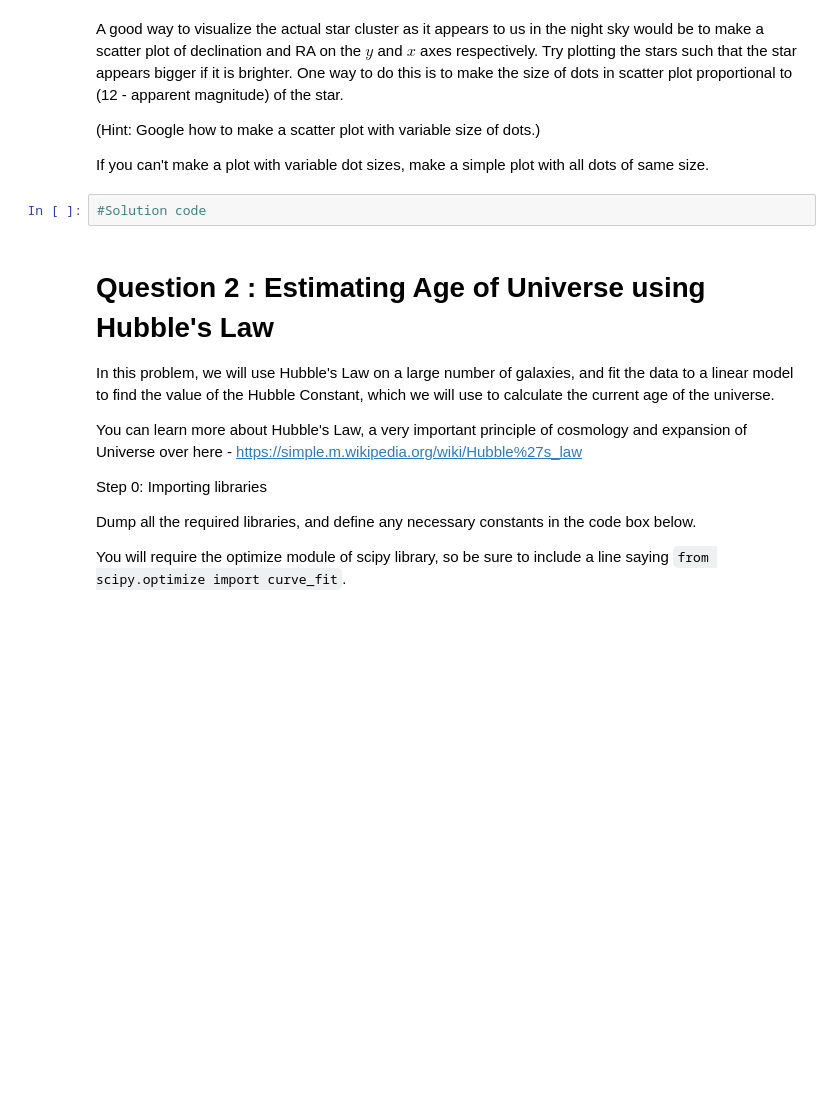
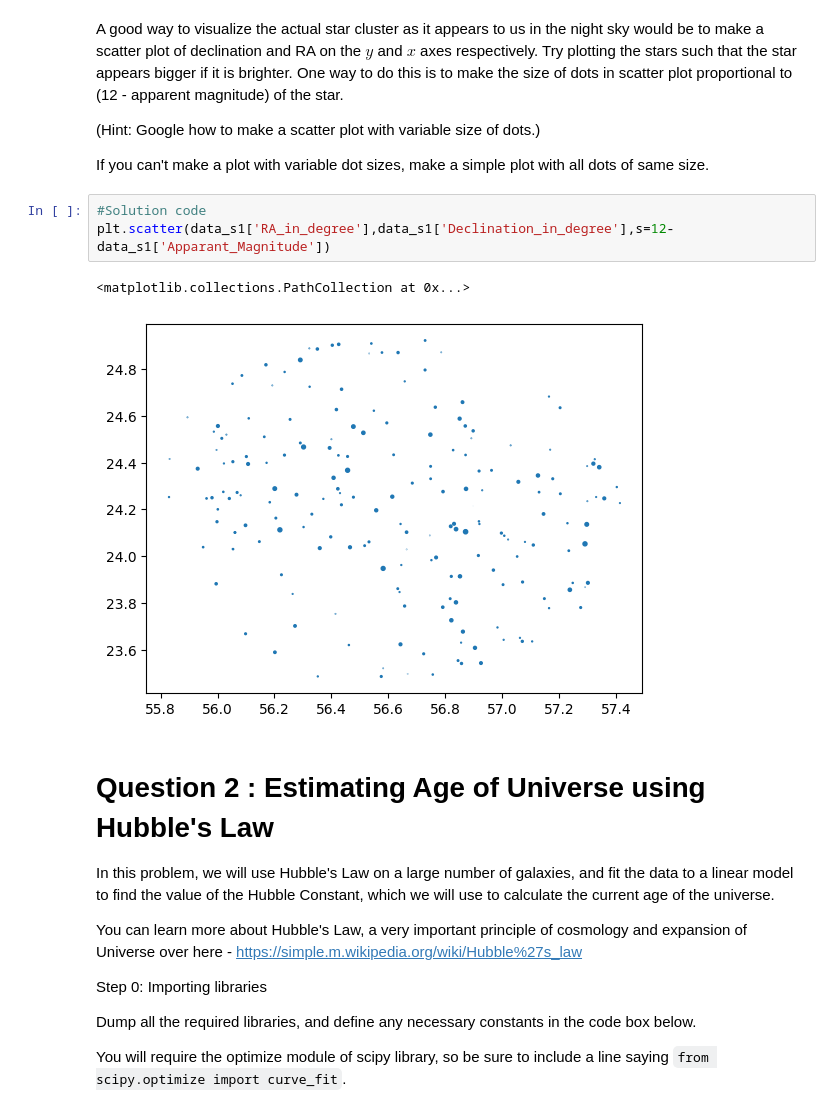
Before and after one commit to Atharvhardikar43/Kritika-project, a Jupyter notebook: CAB_Problem_Statement.ipynb, the cells around one changed output. Saved outputs shown, nothing was run; the diff lists cells and outputs as text; blank space fills up the shorter version.

```diff
--- a/CAB_Problem_Statement.ipynb
+++ b/CAB_Problem_Statement.ipynb
@@ -45,8 +90,12 @@ A good way to visualize the actual star cluster as it appears to us in the night
 (Hint: Google how to make a scatter plot with variable size of dots.)
 
 If you can't make a plot with variable dot sizes, make a simple plot with all dots of same size.
-# %%
-#Solution code
+# %%
+#Solution code
+plt.scatter(data_s1['RA_in_degree'],data_s1['Declination_in_degree'],s=12-data_s1['Apparant_Magnitude'])
+# %% [output]
+<matplotlib.collections.PathCollection at 0x...>
+[figure, added]
 # %% [markdown]
 # **Question 2 : Estimating Age of Universe using Hubble's Law**
 
```
Also changed, not shown: parts of 14 cells of this notebook.
